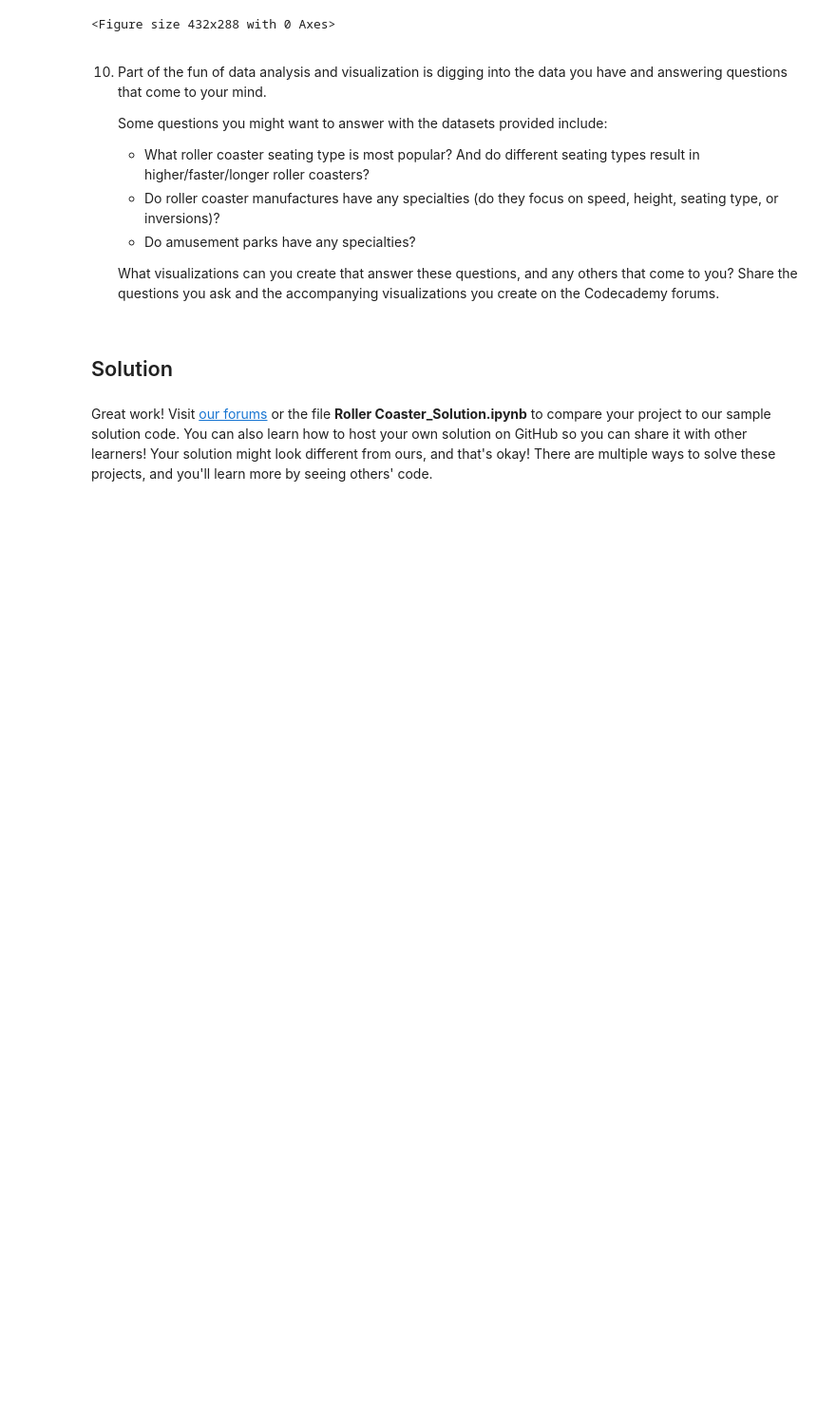
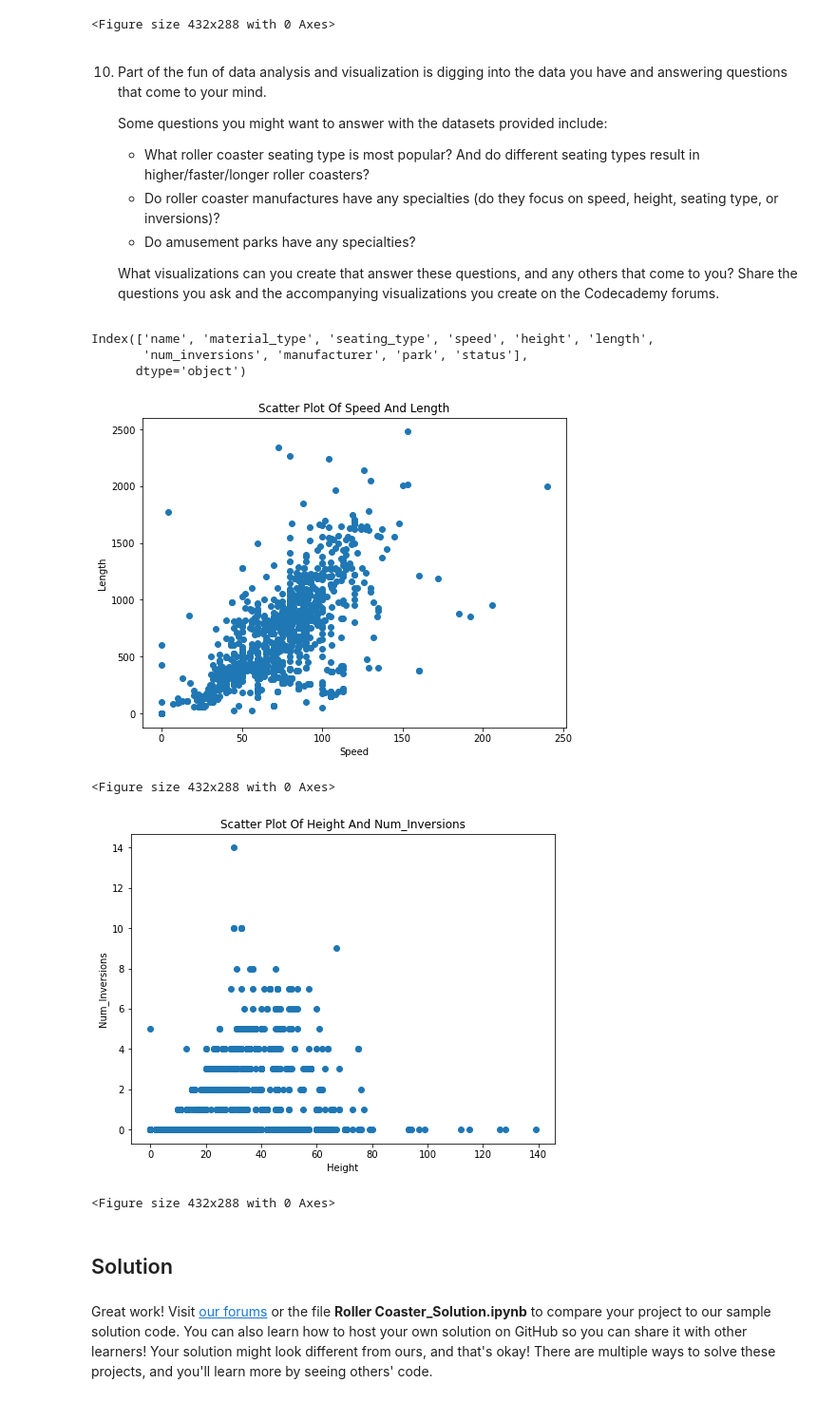
Before and after one commit to lightlySkewed/CodeCademy_Roller_Coaster, a Jupyter notebook: Roller Coaster.ipynb, the cells around one changed output. Shown at 95% size. Drawn from its saved outputs; the diff is of its cells as text; code cells hidden in the pictures; blank space fills up the shorter version.

```diff
--- a/Roller Coaster.ipynb
+++ b/Roller Coaster.ipynb
@@ -359,6 +355,19 @@ plot_numeric_scatter(CC_rc_data, 'height', 'speed')
     - Do amusement parks have any specialties?
 
     What visualizations can you create that answer these questions, and any others that come to you? Share the questions you ask and the accompanying visualizations you create on the Codecademy forums.
+# %%
+print(CC_rc_data.columns)
+
+plot_numeric_scatter(CC_rc_data, 'speed', 'length')
+plot_numeric_scatter(CC_rc_data, 'height', 'num_inversions')
+# %% [output]
+Index(['name', 'material_type', 'seating_type', 'speed', 'height', 'length',
+       'num_inversions', 'manufacturer', 'park', 'status'],
+      dtype='object')
+[figure, added]
+<Figure size 432x288 with 0 Axes>
+[figure, added]
+<Figure size 432x288 with 0 Axes>
 # %% [markdown]
 ## Solution
 # %% [markdown]
```
Also changed, not shown: parts of 9 cells of this notebook.
